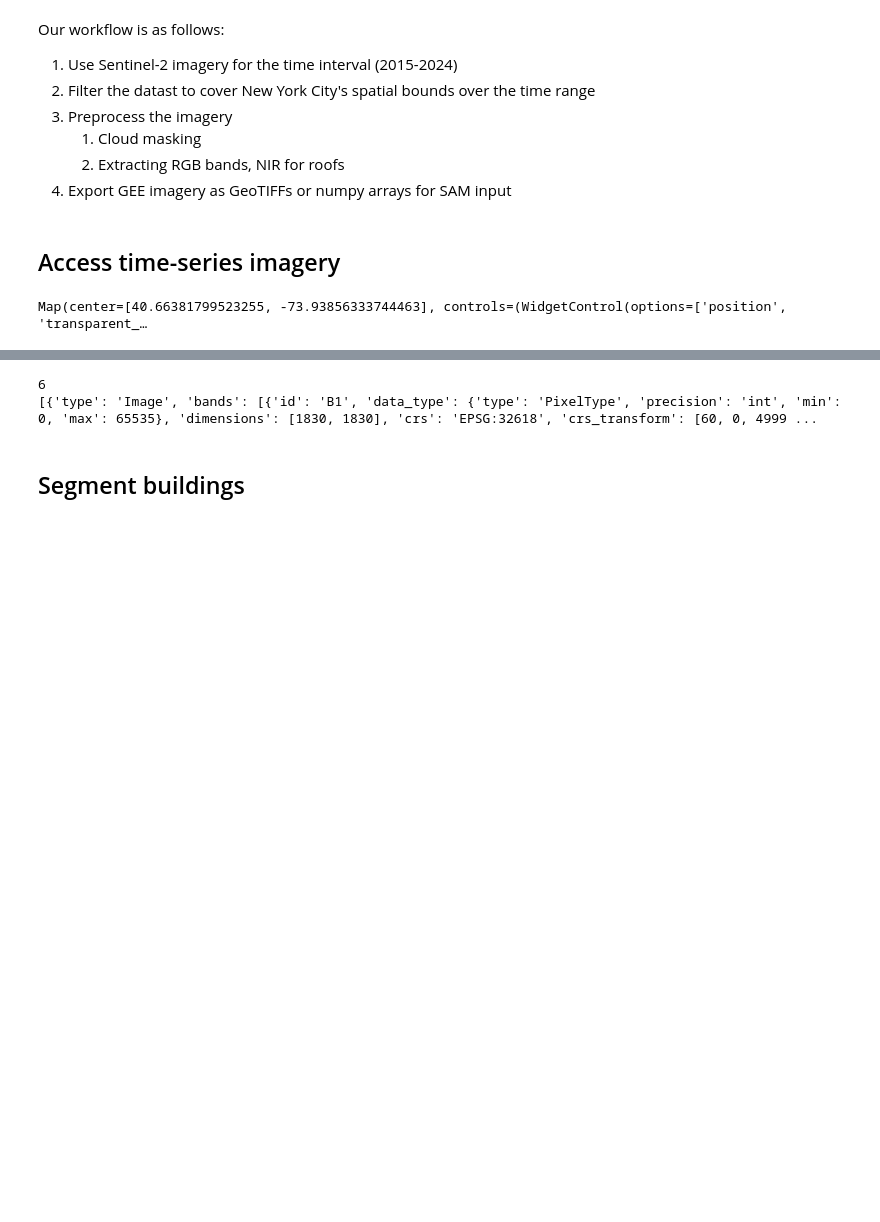
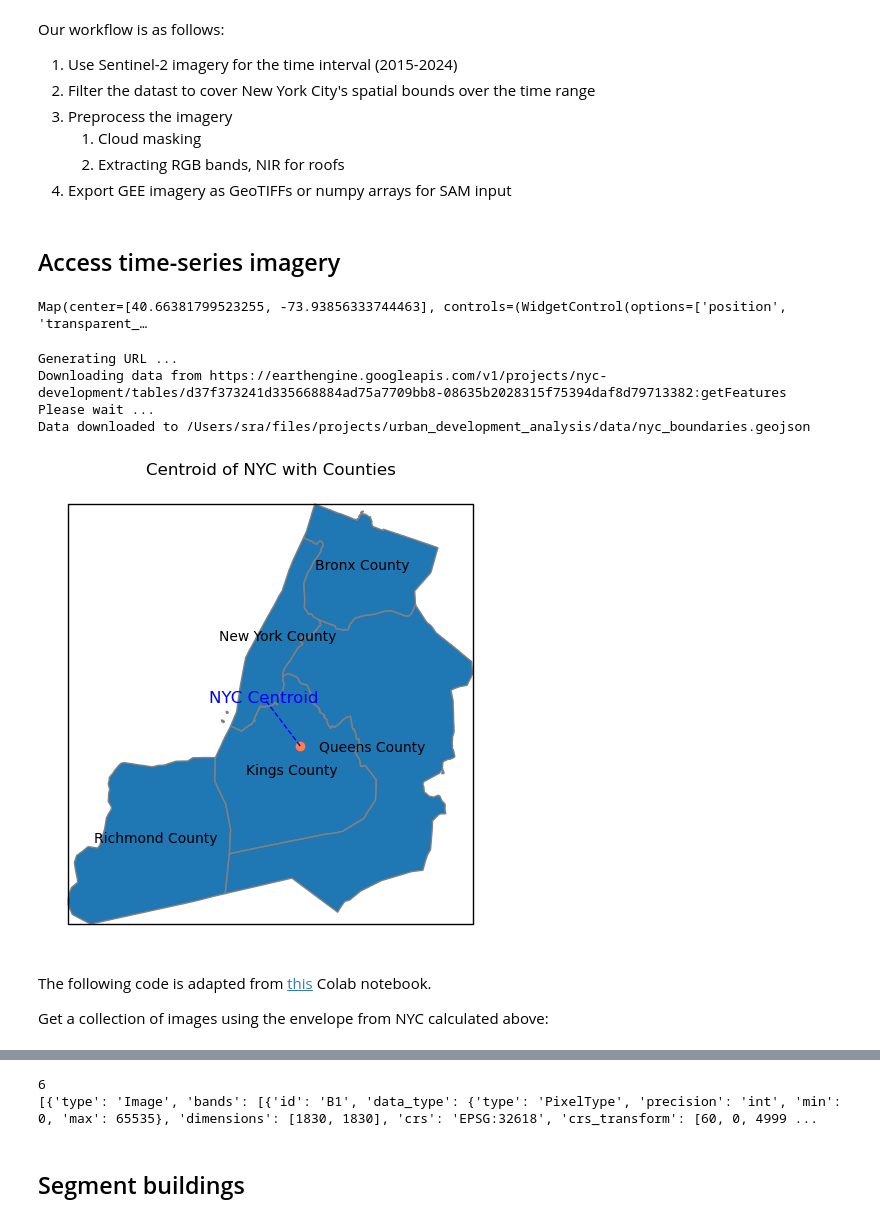
Before and after one commit to sralter/urban_development_analysis, a Jupyter notebook: gee_data.ipynb, the cells around one changed output, grey strips where cells are left out. Drawn from its saved outputs; the diff is of its cells as text; code cells hidden in the pictures; blank space fills up the shorter version.

Commit message:
work on downloading series of images

```diff
--- a/gee_data.ipynb
+++ b/gee_data.ipynb
@@ -40,3 +49,48 @@ Map.addLayer(nyc, {'color': 'cornflowerblue'}, 'NYC Boroughs')
 Map
 # %% [output]
 Map(center=[40.66381799523255, -73.93856333744463], controls=(WidgetControl(options=['position', 'transparent_…
+# %%
+# save the geometry
+geemap.ee_export_vector(nyc, filename='data/nyc_boundaries.geojson')
+# %% [output]
+Generating URL ...
+Downloading data from https://earthengine.googleapis.com/v1/projects/nyc-development/tables/d37f373241d335668884ad75a7709bb8-08635b2028315f75394daf8d79713382:getFeatures
+Please wait ...
+Data downloaded to /Users/sra/files/projects/urban_development_analysis/data/nyc_boundaries.geojson
+# %%
+nyc_shape = gpd.read_file('data/nyc_boundaries.geojson')
+nyc_merge = nyc_shape.unary_union
+nyc_centroid = nyc_merge.centroid
+nyc_envelope = nyc_merge.envelope
+nyc_merge_gdf = gpd.GeoDataFrame([{'geometry': nyc_merge}], crs=nyc_shape.crs)
+centroid_gdf = gpd.GeoDataFrame([{'geometry': nyc_centroid}], crs=nyc_shape.crs)
+nyc_envelope_gdf = gpd.GeoDataFrame([{'geometry': nyc_merge.envelope}],
+                                    crs=nyc_shape.crs)
+
+fig, ax = plt.subplots(1,1, figsize=(6,6))
+nyc_merge_gdf.plot(ax=ax)
+centroid_gdf.plot(ax=ax, color='coral', label='Centroid of NYC')
+nyc_shape.plot(ax=ax, edgecolor='grey', facecolor='none', label='NYC Counties')
+for idx, row in nyc_shape.iterrows():
+    centroid = row['geometry'].centroid
+    ax.text(centroid.x, centroid.y, row['NAMELSAD'],
+            fontsize=10, ha='center', color='black')
+nyc_envelope_gdf.plot(ax=ax, edgecolor='black', facecolor='none')
+
+label_x = nyc_centroid.x - 0.05  # move east
+label_y = nyc_centroid.y + 0.05  # move north
+ax.text(label_x, label_y, 'NYC Centroid',
+        fontsize=12, color='blue', ha='center', va='center')
+# add a line connecting the centroid to the label
+ax.plot([nyc_centroid.x, label_x], [nyc_centroid.y, label_y], color='blue', linestyle='--', linewidth=1)
+
+# plt.legend()
+plt.title('Centroid of NYC with Counties')
+plt.axis('off')
+plt.show()
+# %% [output]
+[figure, added]
+# %% [markdown]
+The following code is adapted from [this](https://colab.research.google.com/github/st-howard/blog-notebooks/blob/main/Google_Earth_Engine/Satellite%20Imagery%20with%20Google%20Earth%20Engine.ipynb#scrollTo=8678e8e5) Colab notebook.
+
+Get a collection of images using the envelope from NYC calculated above:
```
Also changed, not shown: parts of 11 cells of this notebook, 47 other files.
